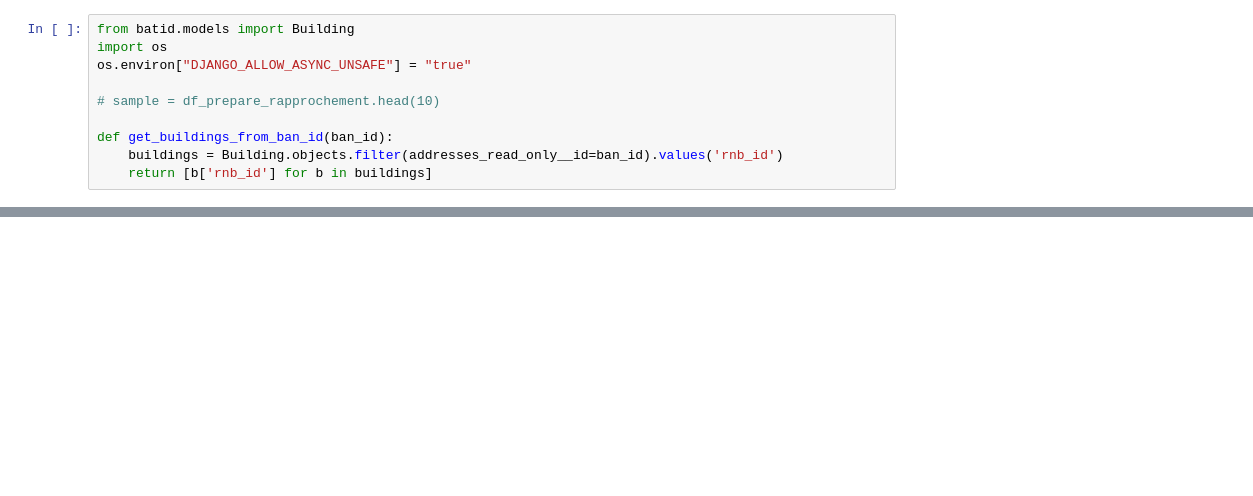
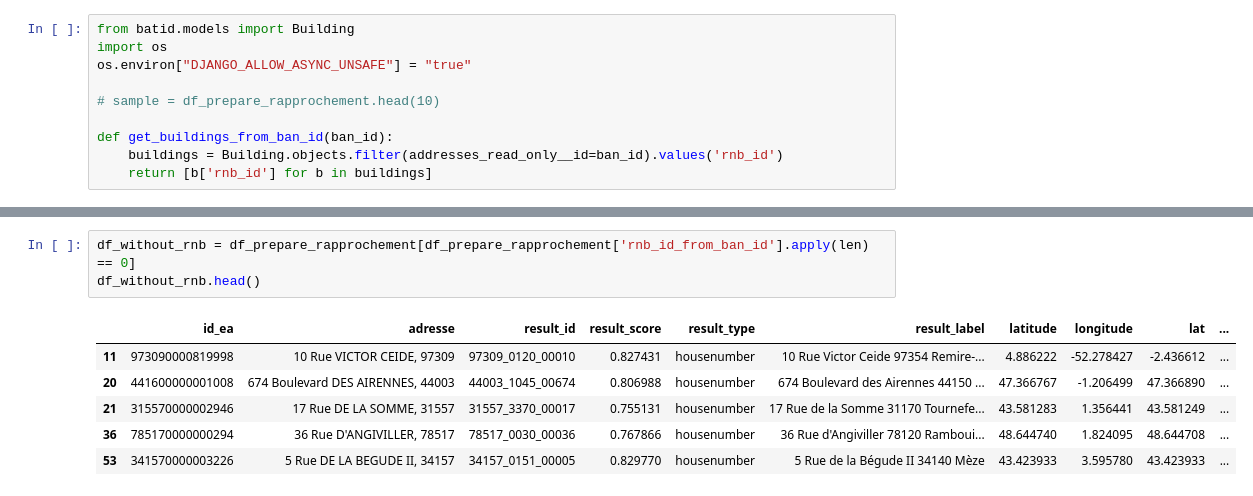
Before and after one commit to fab-geocommuns/RNB-coeur, a Jupyter notebook: app/notebooks/rapprochements/RIL/RIL.ipynb, the cells around one changed output, grey strips where cells are left out. Saved outputs shown, nothing was run; the diff lists cells and outputs as text; blank space fills up the shorter version.

```diff
--- a/app/notebooks/rapprochements/RIL/RIL.ipynb
+++ b/app/notebooks/rapprochements/RIL/RIL.ipynb
@@ -307,0 +285,10 @@ df_grouped.sample(100)
+# %%
+df_without_rnb = df_prepare_rapprochement[df_prepare_rapprochement['rnb_id_from_ban_id'].apply(len) == 0]
+df_without_rnb.head()
+# %% [output]
+|  | id_ea | adresse | result_id | result_score | result_type | result_label | latitude | longitude | lat | ... |
+| 11 | 973090000819998 | 10 Rue VICTOR CEIDE, 97309 | 97309_0120_00010 | 0.827431 | housenumber | 10 Rue Victor Ceide 97354 Remire-... | 4.886222 | -52.278427 | -2.436612 | ... |
+| 20 | 441600000001008 | 674 Boulevard DES AIRENNES, 44003 | 44003_1045_00674 | 0.806988 | housenumber | 674 Boulevard des Airennes 44150 ... | 47.366767 | -1.206499 | 47.366890 | ... |
+| 21 | 315570000002946 | 17 Rue DE LA SOMME, 31557 | 31557_3370_00017 | 0.755131 | housenumber | 17 Rue de la Somme 31170 Tournefe... | 43.581283 | 1.356441 | 43.581249 | ... |
+| 36 | 785170000000294 | 36 Rue D'ANGIVILLER, 78517 | 78517_0030_00036 | 0.767866 | housenumber | 36 Rue d'Angiviller 78120 Ramboui... | 48.644740 | 1.824095 | 48.644708 | ... |
+| 53 | 341570000003226 | 5 Rue DE LA BEGUDE II, 34157 | 34157_0151_00005 | 0.829770 | housenumber | 5 Rue de la Bégude II 34140 Mèze | 43.423933 | 3.595780 | 43.423933 | ... |
```
Also changed, not shown: parts of 46 cells of this notebook.
